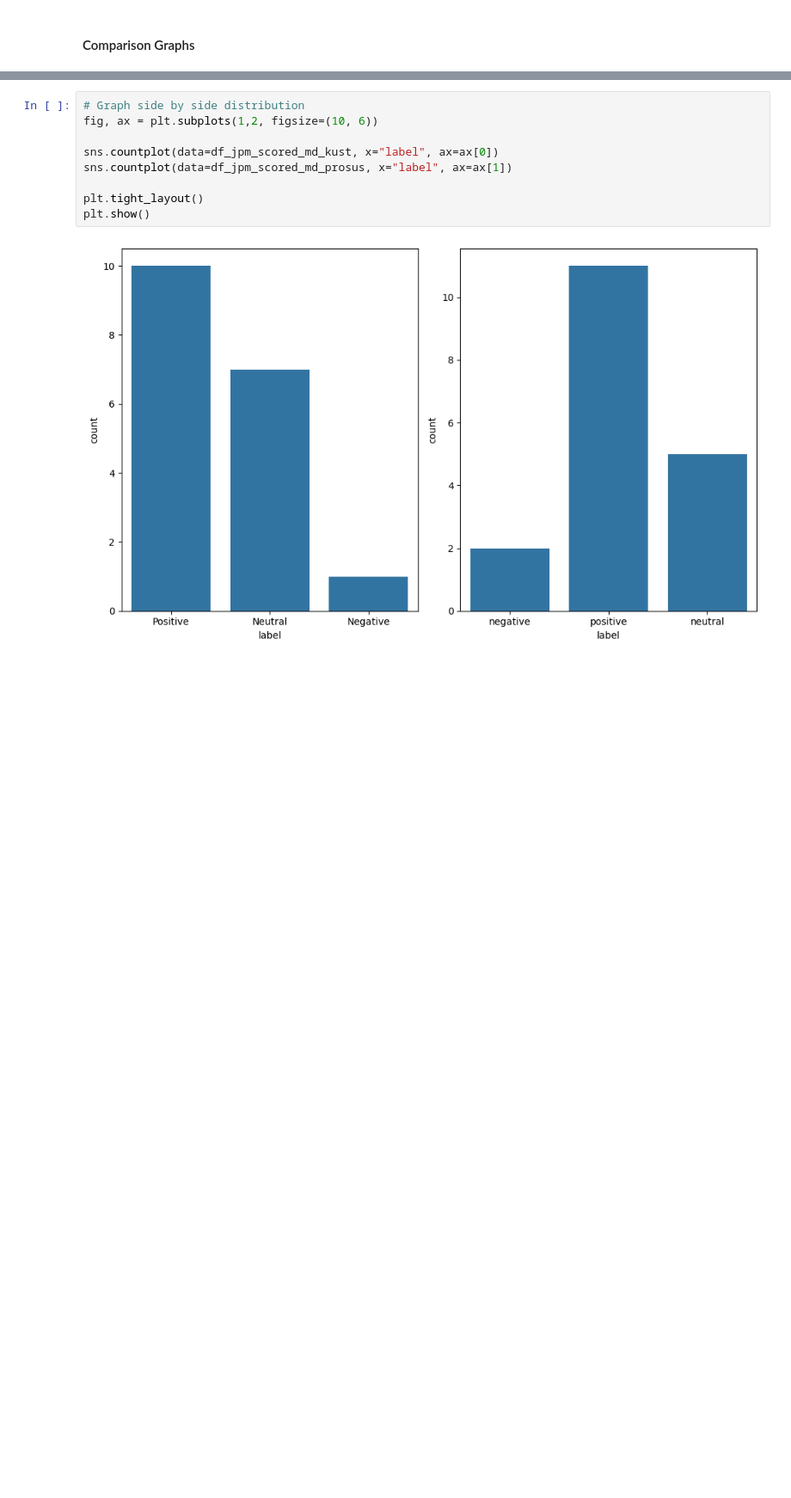
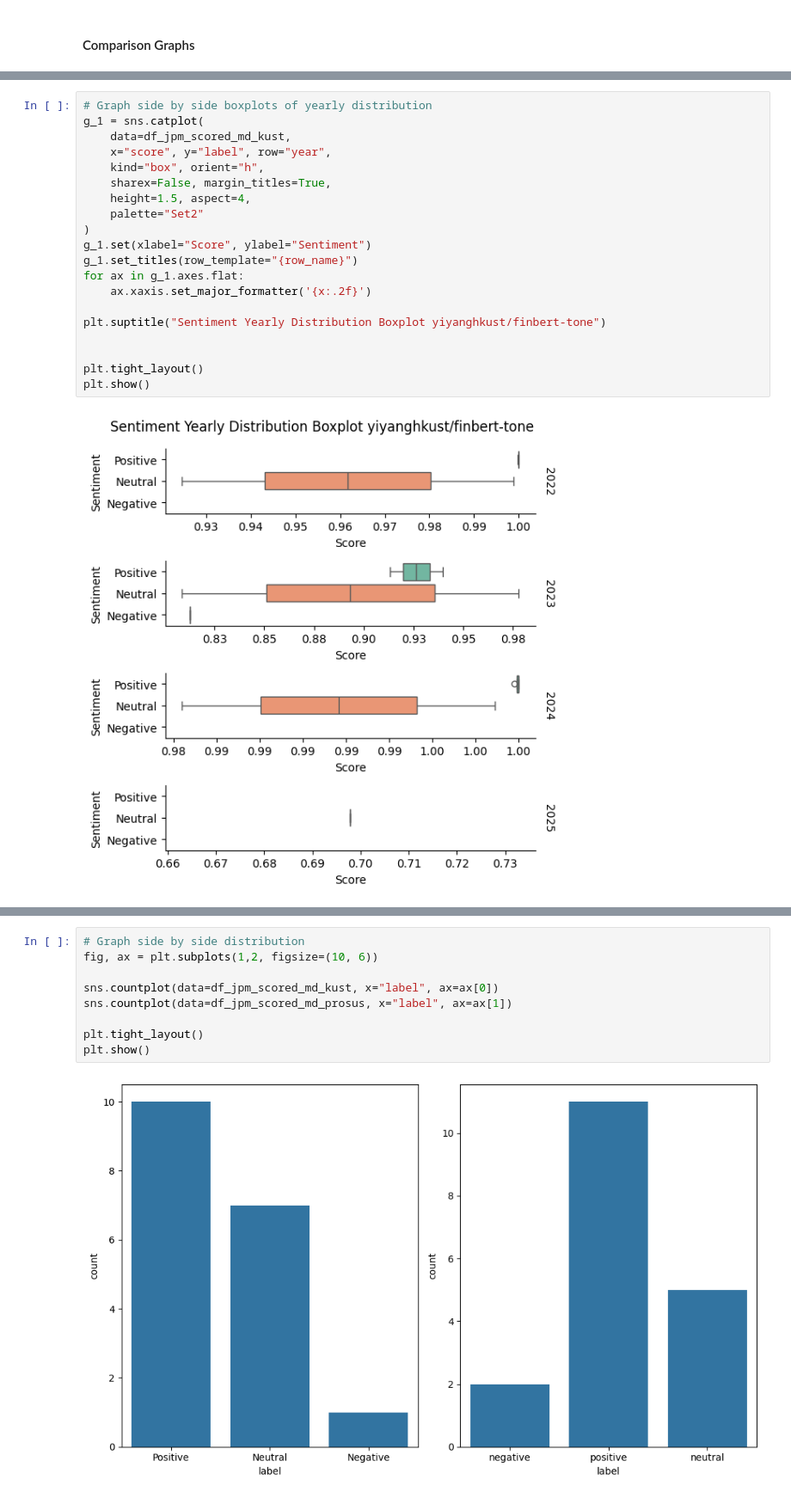
Before and after one commit to EErlando/Quarterly-Bytes, a Jupyter notebook: notebooks/2_exploratory_data_analysis/JKW_Sentiment_Analysis.ipynb, the cells around one changed output, grey strips where cells are left out. Shown at 86% size. Saved outputs shown, nothing was run; the diff lists cells and outputs as text; blank space fills up the shorter version.

```diff
--- a/notebooks/2_exploratory_data_analysis/JKW_Sentiment_Analysis.ipynb
+++ b/notebooks/2_exploratory_data_analysis/JKW_Sentiment_Analysis.ipynb
@@ -878,0 +879,22 @@ plt.show()
+# %%
+# Graph side by side boxplots of yearly distribution
+g_1 = sns.catplot(
+    data=df_jpm_scored_md_kust,
+    x="score", y="label", row="year",
+    kind="box", orient="h",
+    sharex=False, margin_titles=True,
+    height=1.5, aspect=4,
+    palette="Set2"
+)
+g_1.set(xlabel="Score", ylabel="Sentiment")
+g_1.set_titles(row_template="{row_name}")
+for ax in g_1.axes.flat:
+    ax.xaxis.set_major_formatter('{x:.2f}')
+
+plt.suptitle("Sentiment Yearly Distribution Boxplot yiyanghkust/finbert-tone")
+
+
+plt.tight_layout()
+plt.show()
+# %% [output]
+[figure, added]
```
Also changed, not shown: parts of 11 cells of this notebook.
